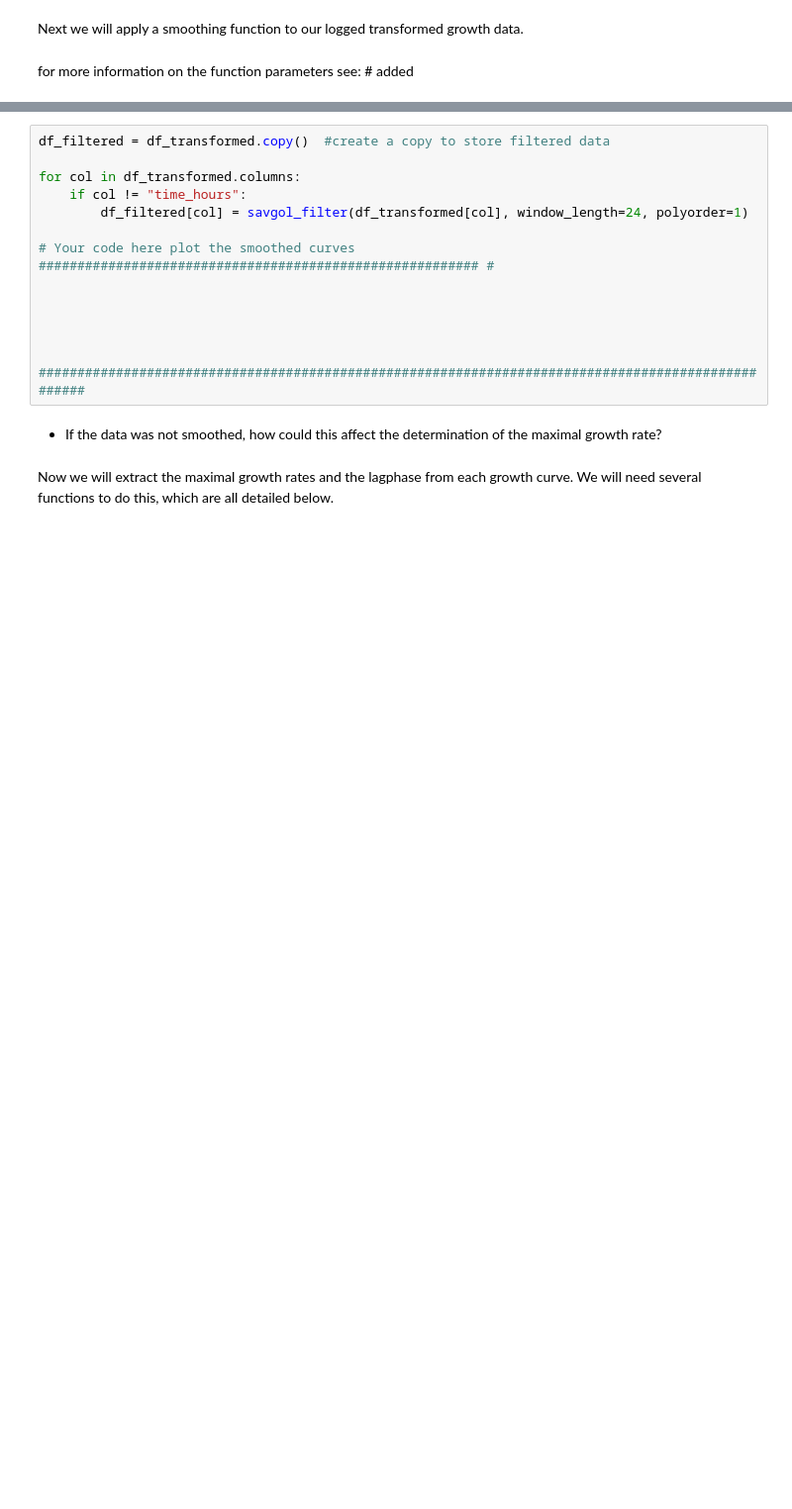
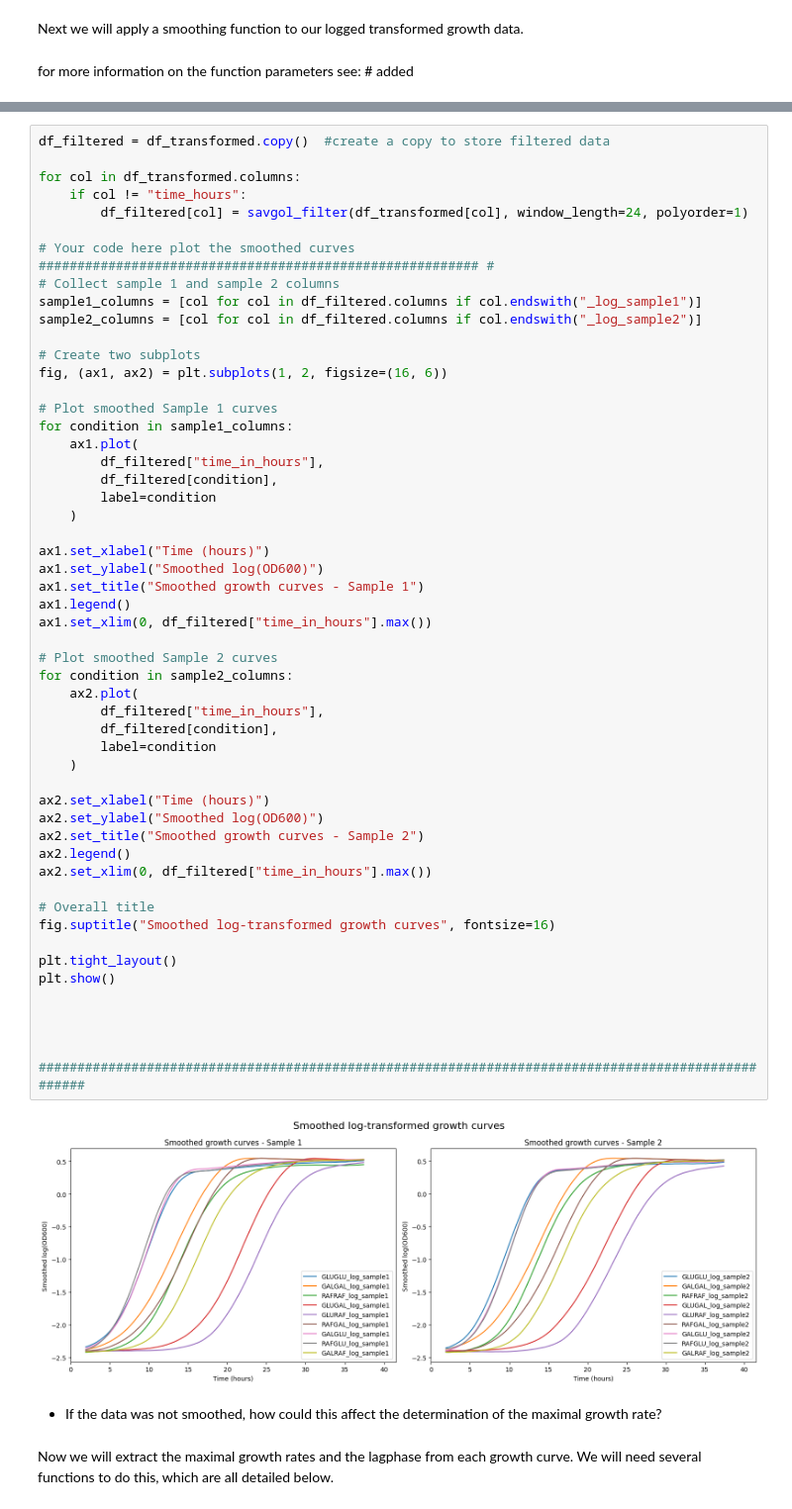
Before and after one commit to itsme-eni/quant_single_cell, a Jupyter notebook: 1_practical_Platereader_Growth2025/01 Growth experiments.ipynb, the cells around one changed output, grey strips where cells are left out. Shown at 99% size. Drawn from its saved outputs; the diff is of its cells as text; blank space fills up the shorter version.

```diff
--- a/1_practical_Platereader_Growth2025/01 Growth experiments.ipynb
+++ b/1_practical_Platereader_Growth2025/01 Growth experiments.ipynb
@@ -339,17 +381,58 @@ from scipy.signal import savgol_filter
 # %%
 df_filtered = df_transformed.copy()  #create a copy to store filtered data
 
 for col in df_transformed.columns:
     if col != "time_hours":
         df_filtered[col] = savgol_filter(df_transformed[col], window_length=24, polyorder=1)
 
 # Your code here plot the smoothed curves ######################################################### #
+# Collect sample 1 and sample 2 columns
+sample1_columns = [col for col in df_filtered.columns if col.endswith("_log_sample1")]
+sample2_columns = [col for col in df_filtered.columns if col.endswith("_log_sample2")]
 
+# Create two subplots
+fig, (ax1, ax2) = plt.subplots(1, 2, figsize=(16, 6))
+
+# Plot smoothed Sample 1 curves
+for condition in sample1_columns:
+    ax1.plot(
+        df_filtered["time_in_hours"],
+        df_filtered[condition],
+        label=condition
+    )
+
+ax1.set_xlabel("Time (hours)")
+ax1.set_ylabel("Smoothed log(OD600)")
+ax1.set_title("Smoothed growth curves - Sample 1")
+ax1.legend()
+ax1.set_xlim(0, df_filtered["time_in_hours"].max())
+
+# Plot smoothed Sample 2 curves
+for condition in sample2_columns:
+    ax2.plot(
+        df_filtered["time_in_hours"],
+        df_filtered[condition],
+        label=condition
+    )
+
+ax2.set_xlabel("Time (hours)")
+ax2.set_ylabel("Smoothed log(OD600)")
+ax2.set_title("Smoothed growth curves - Sample 2")
+ax2.legend()
+ax2.set_xlim(0, df_filtered["time_in_hours"].max())
+
+# Overall title
+fig.suptitle("Smoothed log-transformed growth curves", fontsize=16)
+
+plt.tight_layout()
+plt.show()
 
 
 
 
 ###################################################################################################
+# %% [output]
+[figure, added]
 # %% [markdown]
 - If the data was not smoothed, how could this affect the determination of the maximal growth rate?
 # %% [markdown]
```
Also changed, not shown: parts of 6 cells of this notebook.
